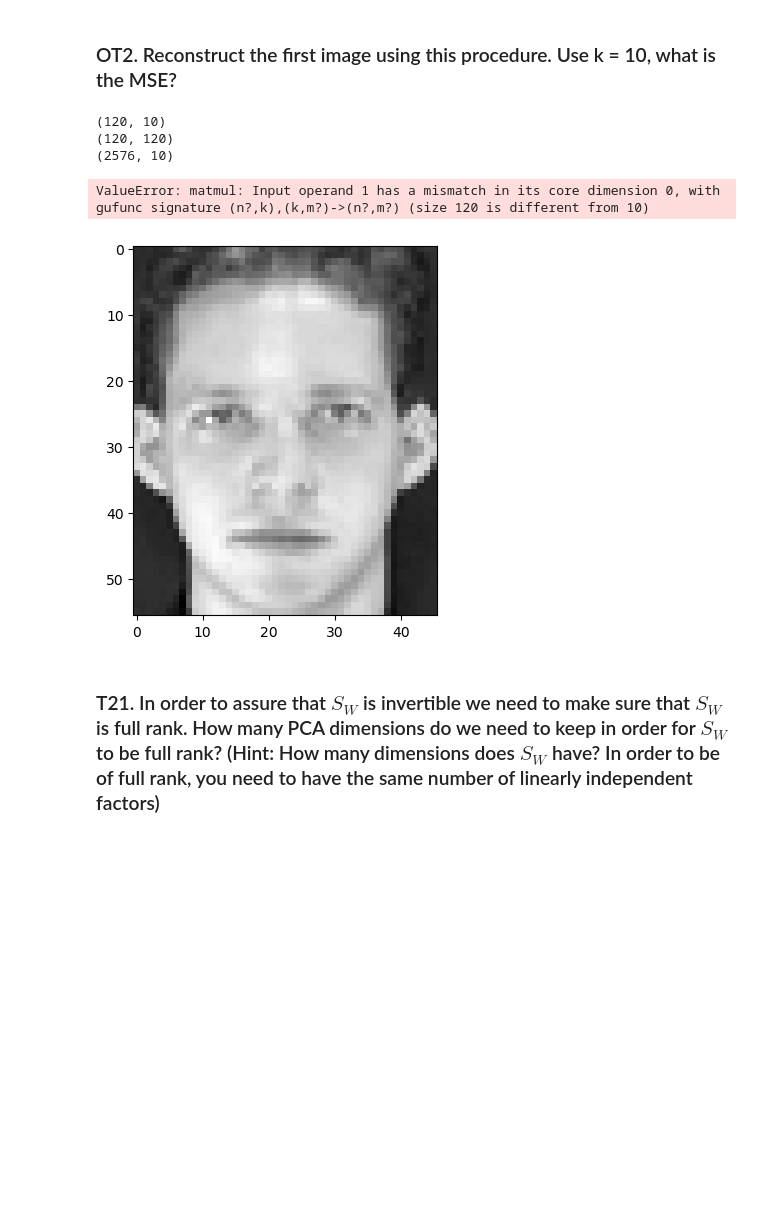
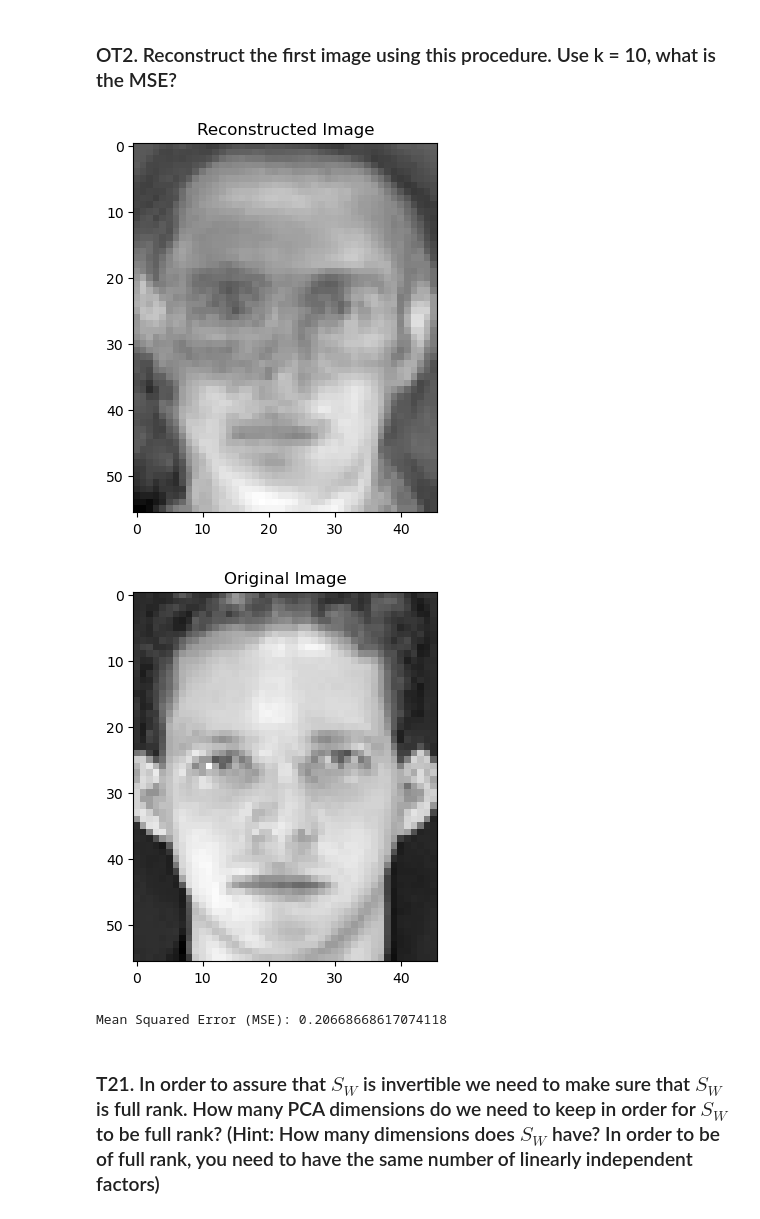
Before and after one commit to JeansAthiwat/Pattern_2024, a Jupyter notebook: HW/HW03/HW3_Fisherfaces(student).ipynb, the cells around one changed output. Drawn from its saved outputs; the diff is of its cells as text; code cells hidden in the pictures; blank space fills up the shorter version.

```diff
--- a/HW/HW03/HW3_Fisherfaces(student).ipynb
+++ b/HW/HW03/HW3_Fisherfaces(student).ipynb
@@ -993,44 +993,35 @@ MAX recall_rate at 0.1% FAR : 0.5071428571428571 at k=6
     MAX recall_rate at 0.1% FAR : 0.5071428571428571 at k=6
 # %% [markdown]
 ### OT2. Reconstruct the first image using this procedure. Use k = 10, what is the MSE?
-# %%
-def Reconstruct(T_reduced_k,eigen_vectors,covar_eigenvectors,k):
-    covar_eigenvectors = covar_eigenvectors[:, :k]
-
-    meanface_vector = np.mean(T_reduced_k, axis=0).reshape(1, -1)
-
-    print(T_reduced_k.shape)
-    print(eigen_vectors.shape)
-    print(covar_eigenvectors.shape)
-
-    Reconst = (covar_eigenvectors @ eigen_vectors)+meanface_vector
-
-    return Reconst
-
-# covarience_metrix_eigenvectors_first80 = covarience_metrix_eigenvectors[:, :80]
-
-# meanface_vector = np.mean(T_reduced80, axis=0).reshape(1, -1)
-# Reconst = (covarience_metrix_eigenvectors_first80 @ eigenvectors_LDA)+meanface_vector
-
-
-Reconst_img = Reconstruct(T_reduced,eigenvectors,covarience_metrix_eigenvectors,10)
-
-
-plt.imshow(np.reshape(Reconst_img[:, 0], (56, 46)), cmap = "gray")
-plt.set_title(f"V")
-plt.show()
-# %% [output]
-(120, 10)
-(120, 120)
-(2576, 10)
-ValueError: matmul: Input operand 1 has a mismatch in its core dimension 0, with gufunc signature (n?,k),(k,m?)->(n?,m?) (size 120 is different from 10)
-# %%
-
-# Ploting the first image.
-plt.imshow(xf[0,0], cmap = 'gray')
-plt.show()
-# %% [output]
-[figure, removed]
+# %%
+# Assuming calculate_projection_vectors function is correctly implemented
+
+# Calculate projection vectors using the first 10 eigenvectors
+elMean = np.mean(T_X_hat, axis=0).reshape(1, -1)
+re_project = calculate_projection_vectors(T_X_hat, elMean, covarience_metrix_eigenvectors)[:, :10][0]
+
+# Reconstruct the image using the projection vectors and eigenvectors
+re_pic = np.dot(covarience_metrix_eigenvectors[:, :10], re_project).reshape((56, 46)) + elMean.T[0]
+
+# Visualize the reconstructed image
+plt.imshow(re_pic, cmap="gray")
+plt.title("Reconstructed Image")
+plt.show()
+
+# Visualize the original image
+plt.imshow(xf[0, 0], cmap="gray")
+plt.title("Original Image")
+plt.show()
+
+# Calculate MSE between the original and reconstructed images
+mse_value = np.mean((xf[0, 0] - re_pic) ** 2)
+
+# Print the MSE value
+print("Mean Squared Error (MSE):", mse_value)
+# %% [output]
+[figure, added]
+[figure, added]
+Mean Squared Error (MSE): 0.20668668617074118
 # %% [markdown]
 ### T21. In order to assure that $S_W$ is invertible we need to make sure that $S_W$ is full rank. How many PCA dimensions do we need to keep in order for $S_W$ to be full rank? (Hint: How many dimensions does $S_W$ have? In order to be of full rank, you need to have the same number of linearly independent factors)
 # %% [markdown]
```
Also changed, not shown: parts of 1 cell of this notebook.
